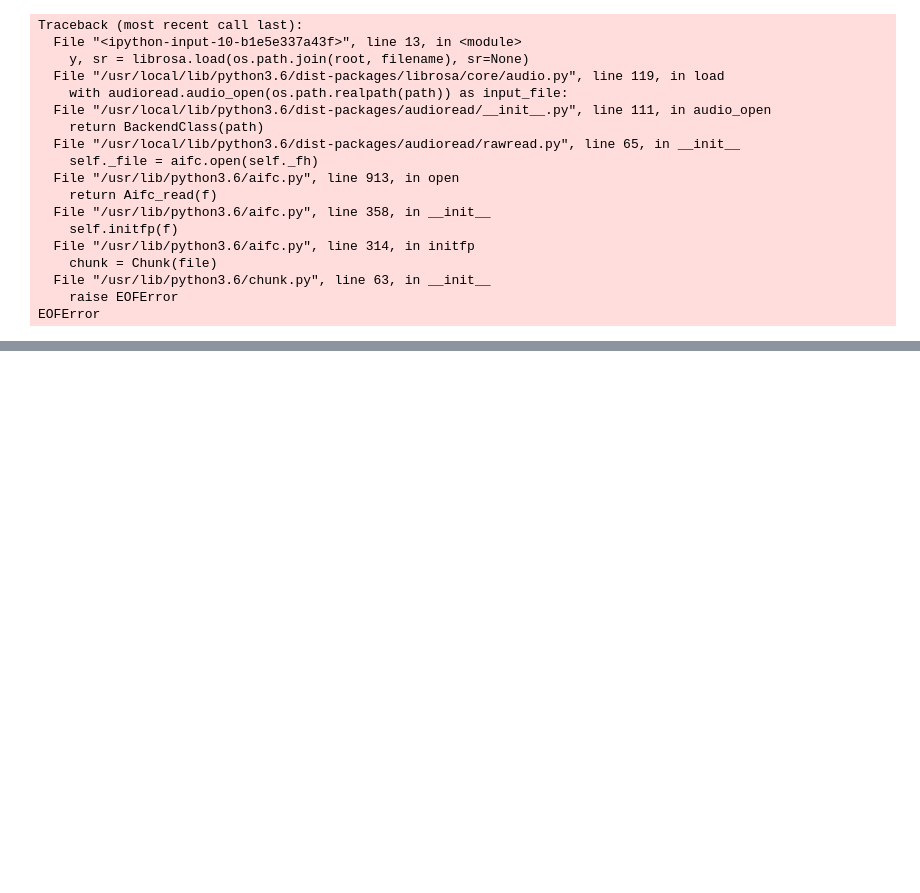
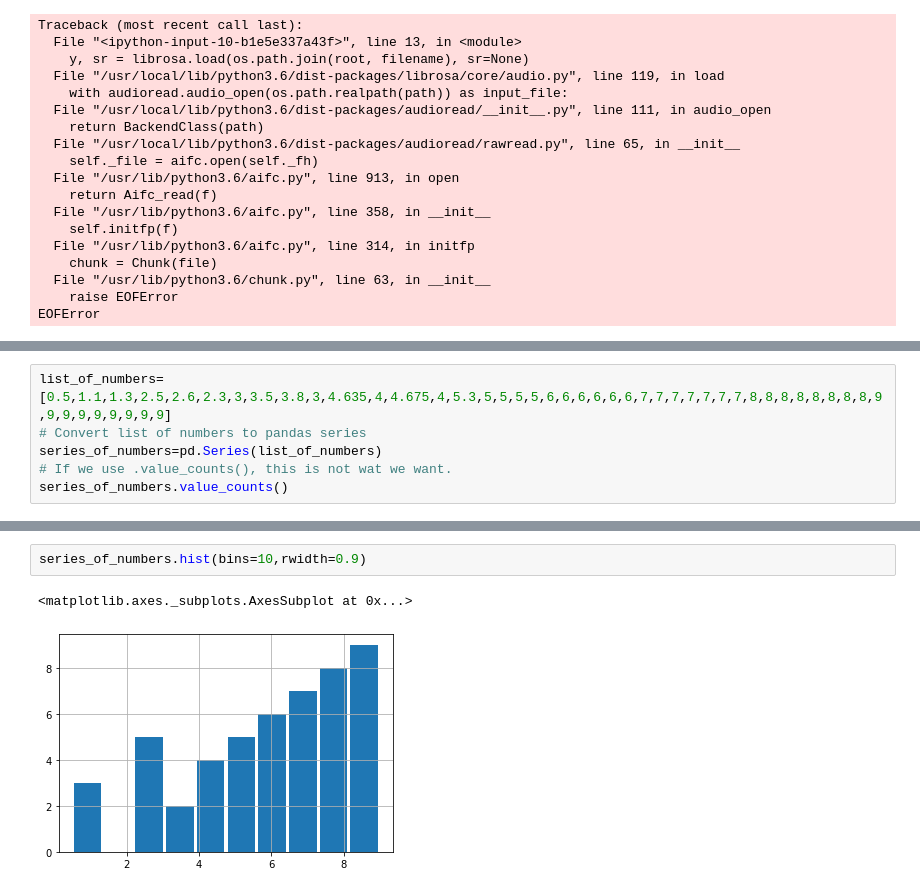
Before and after one commit to prachitui/Generator-Predictor-for-Audio-Signals-using-CNN, a Jupyter notebook: googleColab_trials.ipynb, the cells around one changed output, grey strips where cells are left out. Saved outputs shown, nothing was run; the diff lists cells and outputs as text; blank space fills up the shorter version.

```diff
--- a/googleColab_trials.ipynb
+++ b/googleColab_trials.ipynb
@@ -144,0 +141,6 @@ Questions:
+# %%
+list_of_numbers=[0.5,1.1,1.3,2.5,2.6,2.3,3,3.5,3.8,3,4.635,4,4.675,4,5.3,5,5,5,5,6,6,6,6,6,6,7,7,7,7,7,7,7,8,8,8,8,8,8,8,8,9,9,9,9,9,9,9,9,9]
+# Convert list of numbers to pandas series
+series_of_numbers=pd.Series(list_of_numbers)
+# If we use .value_counts(), this is not wat we want.
+series_of_numbers.value_counts()
@@ -144,0 +167,5 @@ Questions:
+# %%
+series_of_numbers.hist(bins=10,rwidth=0.9)
+# %% [output]
+<matplotlib.axes._subplots.AxesSubplot at 0x...>
+[figure, added]
```
Also changed, not shown: parts of 4 cells of this notebook.
